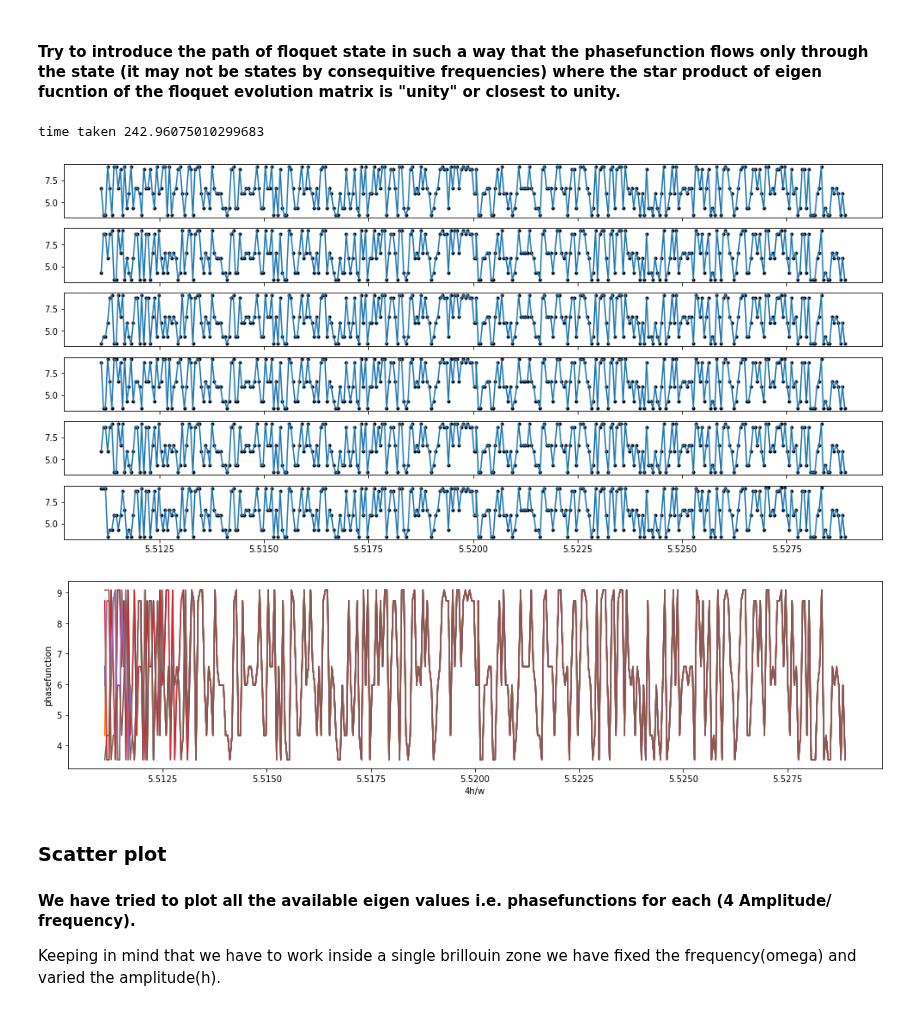
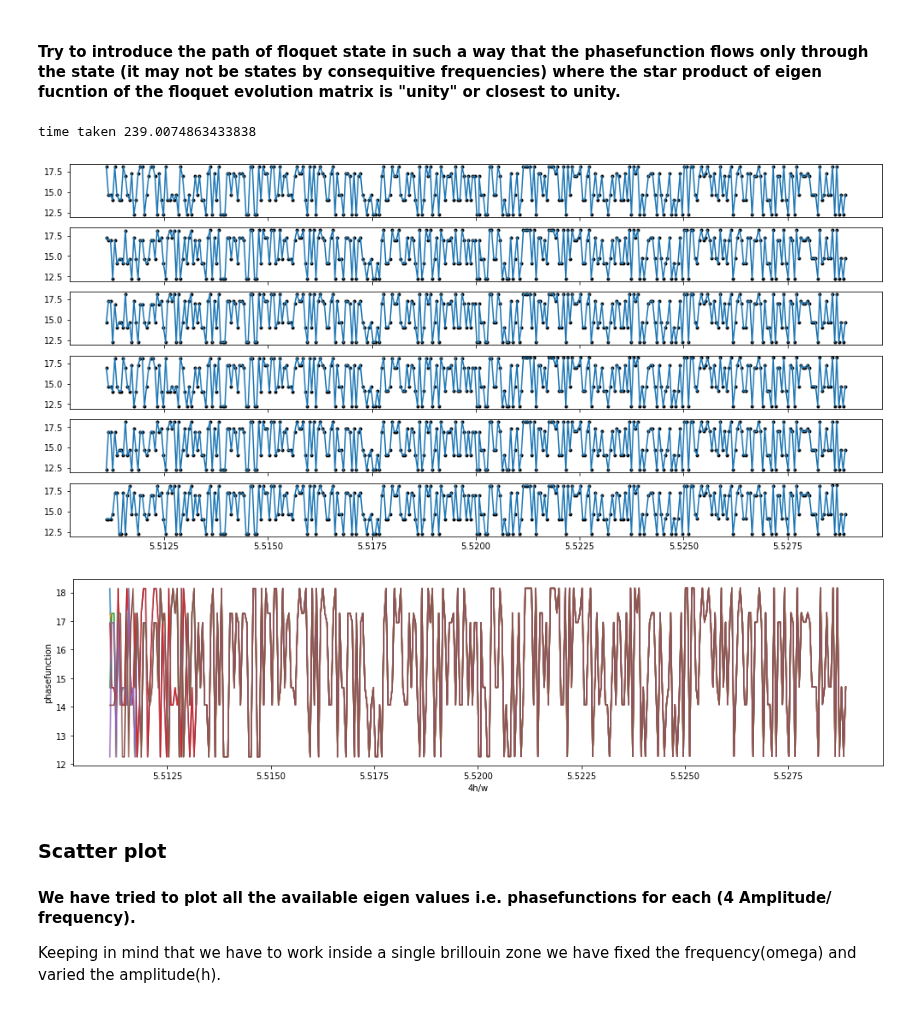
Before and after one commit to SuperStarCZ/floquet_theory, a Jupyter notebook: all_in1_floquet_mfd_lmg.ipynb, the cells around one changed output. Drawn from its saved outputs; the diff is of its cells as text; code cells hidden in the pictures.

```diff
--- a/all_in1_floquet_mfd_lmg.ipynb
+++ b/all_in1_floquet_mfd_lmg.ipynb
@@ -186,7 +186,7 @@ if __name__ == '__main__':
         evecs = np.asarray(list(map(lambda x :x/np.linalg.norm(x),evecs)))
         phasefunc = (1j * np.log(evals[nn]))/T
         evecs_path = evecs[nn]
-        phasefunc_path[0] = phasefunc.real
+        phasefunc_path[0] = phasefunc.imag
 
         # calculate for rest of the "h"
         for cc, h in enumerate(hs[1:len(hs)]):
@@ -206,7 +206,7 @@ if __name__ == '__main__':
                     break
             evecs_path = evecs[pp]
             phasefunc = (1j * np.log(evals[pp]))/T
-            phasefunc_path[cc+1] = phasefunc.real
+            phasefunc_path[cc+1] = phasefunc.imag
 
 
         plt.plot(4*hs/w,phasefunc_path,label = labelname)
@@ -345,7 +345,7 @@ if __name__ == '__main__':
         evecs = np.asarray(list(map(lambda x :x/np.linalg.norm(x),evecs)))
         phasefunc = (1j * np.log(evals[nn]))/T
         evecs_path = evecs[nn]
-        phasefunc_path[0] = phasefunc.real
+        phasefunc_path[0] = phasefunc.imag
 
         # calculate for rest of the "h"
         for cc, h in enumerate(hs[1:len(hs)]):
@@ -365,8 +365,7 @@ if __name__ == '__main__':
                     break
             evecs_path = evecs[pp]
             phasefunc = (1j * np.log(evals[pp]))/T
-            phasefunc_path[cc+1] = phasefunc.real
-
+            phasefunc_path[cc+1] = phasefunc.imag
 
         plt.plot(4*hs/w,phasefunc_path,label = labelname)
         #plt.scatter(4*hs/w,phasefunc_path,color='black', marker='.')
@@ -501,40 +500,40 @@ if __name__ == '__main__':
         evecs = np.asarray(list(map(lambda x :x/np.linalg.norm(x),evecs0)))
         phasefunc = (1j * np.log(evals[nn]))/T
         evecs_path = evecs[nn]
-        phasefunc_path.append(phasefunc.real)
+        phasefunc_path.append(phasefunc.imag)
         ww.append(hs[0])
 
         # calculate for rest of the "h"
         for cc, h in enumerate(hs[1:len(hs)]):
             floqEvolution_mat = np.zeros((N,N)) + 1j * np.zeros((N,N))
             for mm in np.arange(N):
                 psi0 = periodic_psi[mm]
                 cosp = cospsi[mm]
                 psi_t = odeintw(floq_func,psi0,t,args=(h,h0,w,cosp))
                 floqEvolution_mat[mm] = psi_t[tsteps-1]
             evals, evecs0 = eig(floqEvolution_mat)
             evecs = np.asarray(list(map(lambda x :x/np.linalg.norm(x),evecs0)))
             prob = np.asarray(list(map(lambda x:np.dot(np.conjugate(evecs_path).T,x),evecs)))
             for i,pr in enumerate(prob):
                 if (pr.real == np.max(prob.real)):
                     pp = i
                     evecs_path = evecs[pp]
                     phasefunc = (1j * np.log(evals[pp]))/T
-                    phasefunc_path.append(phasefunc.real)
+                    phasefunc_path.append(phasefunc.imag)
                     ww.append(h)
                     break
 
         axs[nn].plot(4*np.sort(np.asarray(ww))/w,phasefunc_path,label = labelname)
         axs[nn].scatter(4*np.sort(np.asarray(ww))/w,phasefunc_path,color='black', marker='.')
         axs1.plot(4*np.sort(np.asarray(ww))/w,phasefunc_path,label = labelname)
         axs1.set_xlabel("4h/w")
         axs1.set_ylabel("phasefunction")
         phasefunc_path,ww = [],[]
     print('time taken',time.time()-start)
 # %% [output]
-time taken 242.96075010299683
+time taken 239.0074863433838
-[figure, old version]
+[figure, new version]
-[figure, old version]
+[figure, new version]
 # %% [markdown]
 ### Scatter plot
 
```
Also changed, not shown: parts of 3 cells of this notebook.
